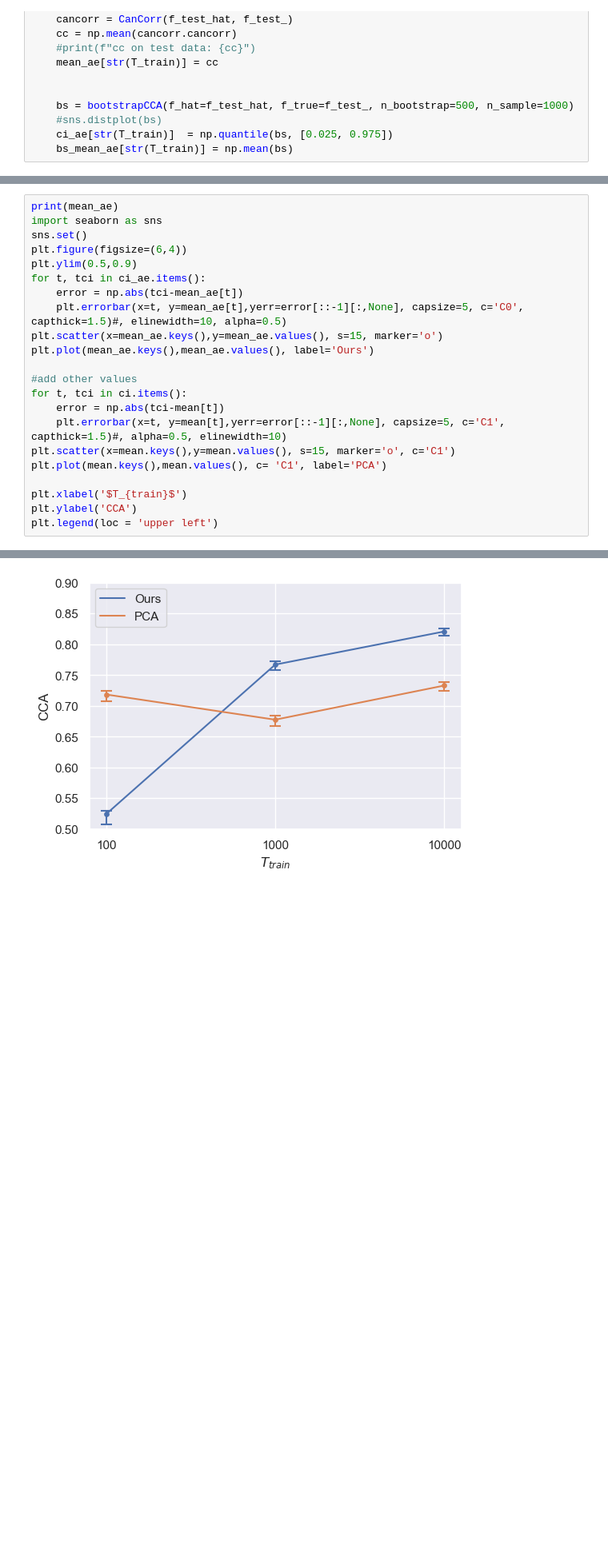
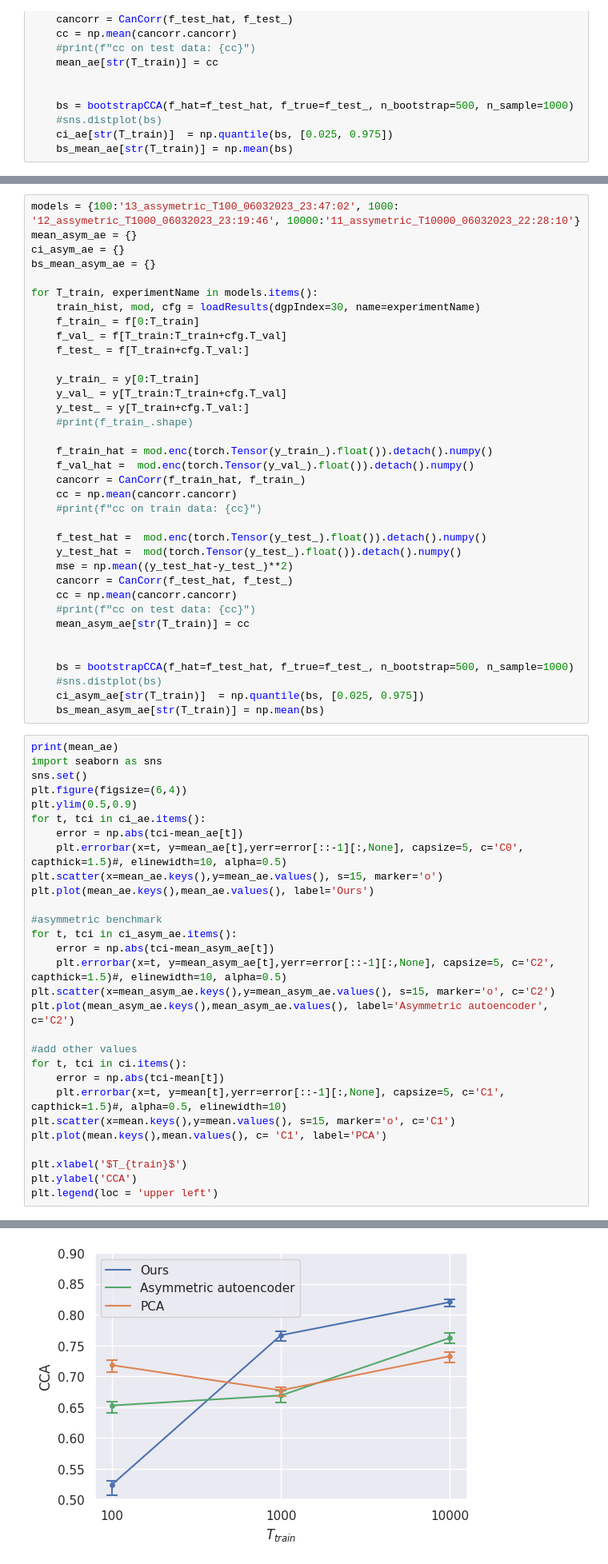
Before and after one commit to julianvanmeggelen/Thesis, a Jupyter notebook: Simulation/SampleSizeEffect_dgp30.ipynb, the cells around one changed output, grey strips where cells are left out. Shown at 80% size. Drawn from its saved outputs; the diff is of its cells as text; blank space fills up the shorter version.

Commit message:
assymetric autoencoder benchmark

```diff
--- a/Simulation/SampleSizeEffect_dgp30.ipynb
+++ b/Simulation/SampleSizeEffect_dgp30.ipynb
@@ -202,6 +202,42 @@ plt.plot(mean_ae.keys(),mean_ae.values())
 {'100': 0.5238306052951336, '1000': 0.7667062698100654, '10000': 0.8205252304891264}
 [<matplotlib.lines.Line2D at 0x...>]
 [figure]
+# %%
+models = {100:'13_assymetric_T100_06032023_23:47:02', 1000: '12_assymetric_T1000_06032023_23:19:46', 10000:'11_assymetric_T10000_06032023_22:28:10'}
+mean_asym_ae = {}
+ci_asym_ae = {}
+bs_mean_asym_ae = {}
+
+for T_train, experimentName in models.items():
+    train_hist, mod, cfg = loadResults(dgpIndex=30, name=experimentName)
+    f_train_ = f[0:T_train]
+    f_val_ = f[T_train:T_train+cfg.T_val]
+    f_test_ = f[T_train+cfg.T_val:]
+
+    y_train_ = y[0:T_train]
+    y_val_ = y[T_train:T_train+cfg.T_val]
+    y_test_ = y[T_train+cfg.T_val:]
+    #print(f_train_.shape)
+
+    f_train_hat = mod.enc(torch.Tensor(y_train_).float()).detach().numpy()
+    f_val_hat =  mod.enc(torch.Tensor(y_val_).float()).detach().numpy()
+    cancorr = CanCorr(f_train_hat, f_train_)
+    cc = np.mean(cancorr.cancorr)
+    #print(f"cc on train data: {cc}")
+
+    f_test_hat =  mod.enc(torch.Tensor(y_test_).float()).detach().numpy()
+    y_test_hat =  mod(torch.Tensor(y_test_).float()).detach().numpy()
+    mse = np.mean((y_test_hat-y_test_)**2)
+    cancorr = CanCorr(f_test_hat, f_test_)
+    cc = np.mean(cancorr.cancorr)
+    #print(f"cc on test data: {cc}")
+    mean_asym_ae[str(T_train)] = cc
+
+
+    bs = bootstrapCCA(f_hat=f_test_hat, f_true=f_test_, n_bootstrap=500, n_sample=1000)
+    #sns.distplot(bs)
+    ci_asym_ae[str(T_train)]  = np.quantile(bs, [0.025, 0.975])
+    bs_mean_asym_ae[str(T_train)] = np.mean(bs)
 # %%
 print(mean_ae)
 import seaborn as sns
@@ -214,6 +250,13 @@ for t, tci in ci_ae.items():
 plt.scatter(x=mean_ae.keys(),y=mean_ae.values(), s=15, marker='o')
 plt.plot(mean_ae.keys(),mean_ae.values(), label='Ours')
 
+#asymmetric benchmark
+for t, tci in ci_asym_ae.items():
+    error = np.abs(tci-mean_asym_ae[t])
+    plt.errorbar(x=t, y=mean_asym_ae[t],yerr=error[::-1][:,None], capsize=5, c='C2', capthick=1.5)#, elinewidth=10, alpha=0.5)
+plt.scatter(x=mean_asym_ae.keys(),y=mean_asym_ae.values(), s=15, marker='o', c='C2')
+plt.plot(mean_asym_ae.keys(),mean_asym_ae.values(), label='Asymmetric autoencoder', c='C2')
+
 #add other values
 for t, tci in ci.items():
     error = np.abs(tci-mean[t])
@@ -229,5 +272,5 @@ plt.legend(loc = 'upper left')
 <matplotlib.legend.Legend at 0x...>
-[figure, old version]
+[figure, new version]
 # %%
 ci_ae
 # %% [output]
```
Also changed, not shown: parts of 2 cells of this notebook, 30 other files.
